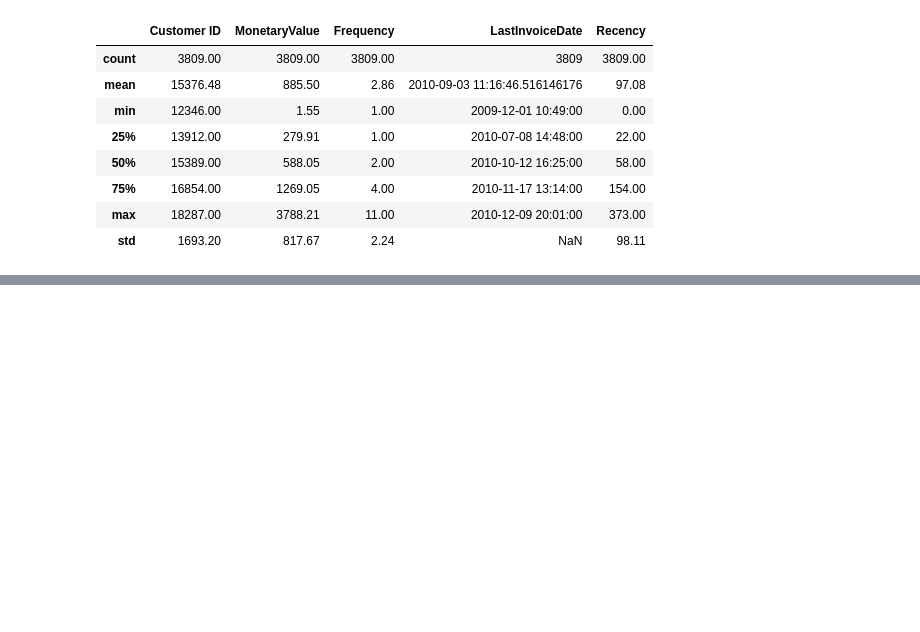
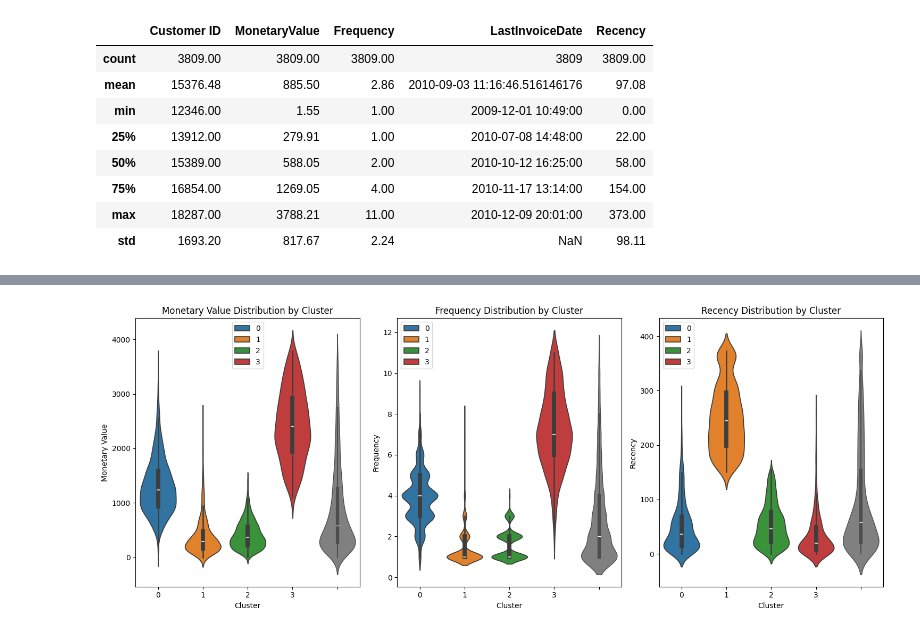
Before and after one commit to MehulSuthar-000/machine-learning-practice, a Jupyter notebook: kmeans_RFM_analysis.ipynb, the cells around one changed output, grey strips where cells are left out. Saved outputs shown, nothing was run; the diff lists cells and outputs as text; code cells hidden in the pictures; blank space fills up the shorter version.

```diff
--- a/kmeans_RFM_analysis.ipynb
+++ b/kmeans_RFM_analysis.ipynb
@@ -497,0 +668,25 @@ non_outlier_df.describe()
+# %%
+plt.figure(figsize=(15, 6))
+
+plt.subplot(1, 3, 1)
+sns.violinplot(x="Cluster", y="MonetaryValue", data=non_outlier_df, palette=clusters, hue=non_outlier_df["Cluster"])
+sns.violinplot(y=non_outlier_df["MonetaryValue"], color="gray", linewidth=1.0)
+plt.title("Monetary Value Distribution by Cluster")
+plt.ylabel("Monetary Value")
+
+plt.subplot(1, 3, 2)
+sns.violinplot(x="Cluster", y="Frequency", data=non_outlier_df, palette=clusters, hue=non_outlier_df["Cluster"])
+sns.violinplot(y=non_outlier_df["Frequency"], color="gray", linewidth=1.0)
+plt.title("Frequency Distribution by Cluster")
+plt.ylabel("Frequency")
+
+plt.subplot(1, 3, 3)
+sns.violinplot(x="Cluster", y="Recency", data=non_outlier_df, palette=clusters, hue=non_outlier_df["Cluster"])
+sns.violinplot(y=non_outlier_df["Recency"], color="gray", linewidth=1.0)
+plt.title("Recency Distribution by Cluster")
+plt.ylabel("Recency")
+
+plt.tight_layout()
+plt.show()
+# %% [output]
+[figure, added]
```
Also changed, not shown: parts of 14 cells of this notebook.
